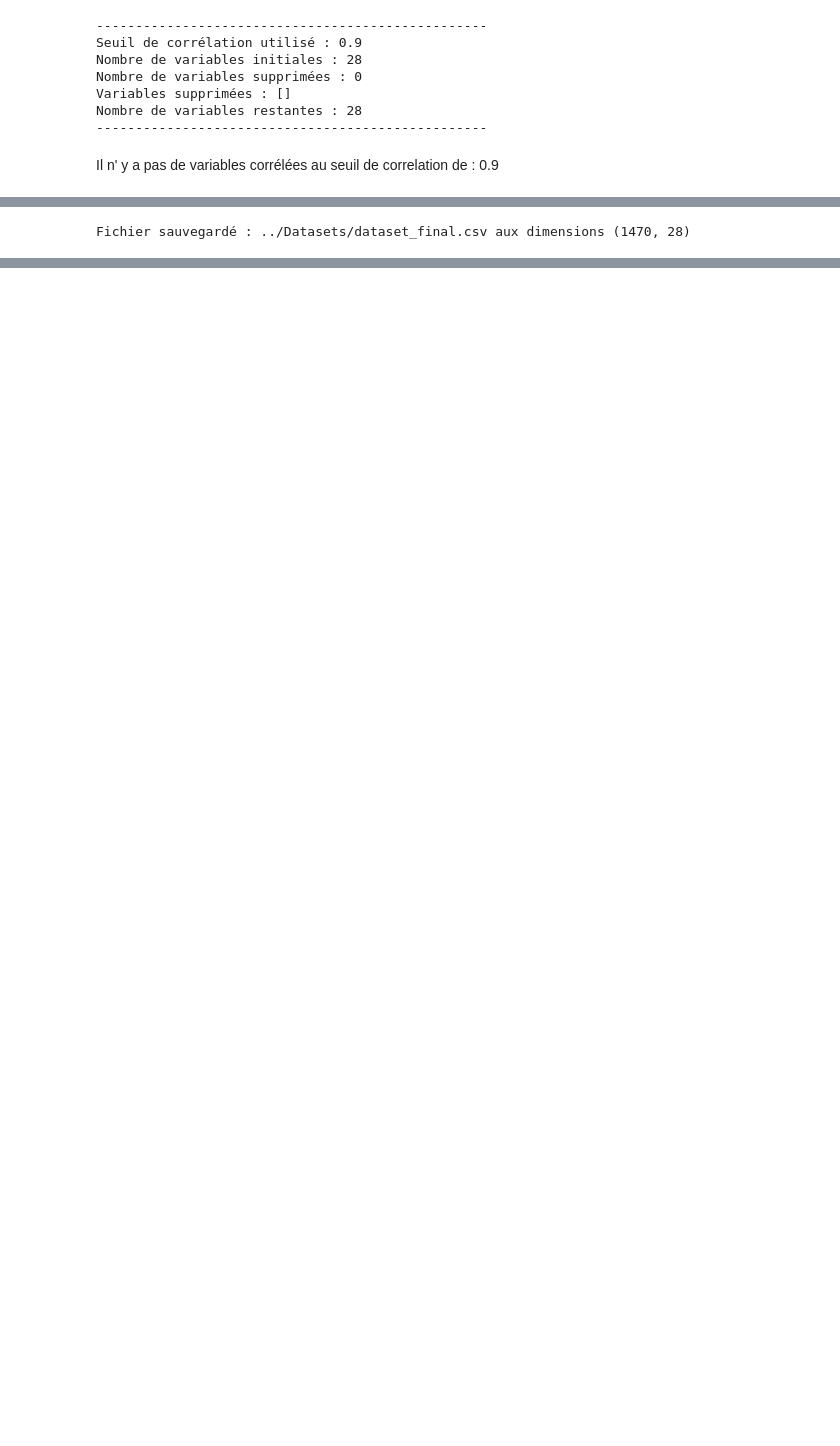
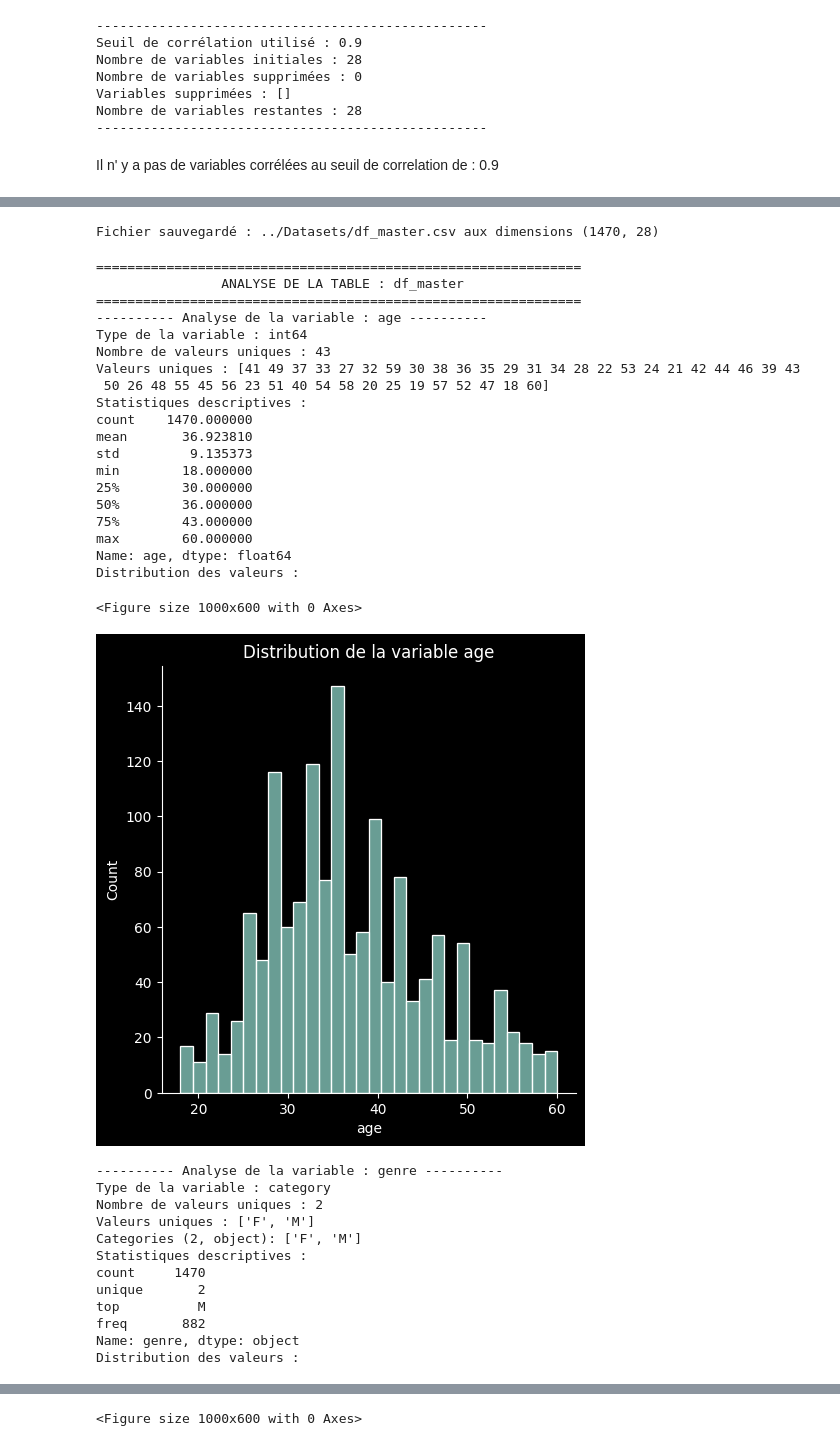
Before and after one commit to AIEngOc2025/Projet4, a Jupyter notebook: Developpement/classification_informations.ipynb, the cells around one changed output, grey strips where cells are left out. Cells and saved outputs as stored; diff of their text form; code cells hidden in the pictures; blank space fills up the shorter version.

```diff
--- a/Developpement/classification_informations.ipynb
+++ b/Developpement/classification_informations.ipynb
@@ -848,7 +377,7 @@ df_final.describe(include = 'category').T
 | frequence_deplacement | 1470 | 3 | Occasionnel | 1043 |
 # %%
 # changer le type de la variable "augementation_salaire_precedente" en numérique et renommer la variable en "augmentation_salaire_precedente_pourc"
-df_final['augementation_salaire_precedente'] = [int(x.split(' ')[0]) for x in df_final['augementation_salaire_precedente']]
-df_final.rename(columns = {"augementation_salaire_precedente":"augmentation_salaire_precedente_pourc"},inplace=True)
+df_master ['augementation_salaire_precedente'] = [int(x.split(' ')[0]) for x in df_master ['augementation_salaire_precedente']]
+df_master .rename(columns = {"augementation_salaire_precedente":"augmentation_salaire_precedente_pourc"},inplace=True)
 # %%
 # aperçu variables numériques
@@ -870,11 +399,48 @@ df_final.describe(include ="number").T
 | annees_depuis_la_derniere_promotion | 1470.0 | 2.187755 | 3.222430 | 0.0 | 0.0 | 1.0 | 3.0 | 15.0 |
 | annes_sous_responsable_actuel | 1470.0 | 4.123129 | 3.568136 | 0.0 | 2.0 | 3.0 | 7.0 | 17.0 |
 # %%
-# sauvegarder df_final en CSV (même dossier que les autres jeux de données)
-output_path = '../Datasets/dataset_final.csv'
-df_final.to_csv(output_path, index=False)
-print(f"Fichier sauvegardé : {output_path} aux dimensions {df_final.shape} ")
+# sauvegarder df_master  en CSV (même dossier que les autres jeux de données)
+output_path = '../Datasets/df_master.csv'
+df_master .to_csv(output_path, index=False)
+print(f"Fichier sauvegardé : {output_path} aux dimensions {df_master .shape} ")
 # %% [output]
-Fichier sauvegardé : ../Datasets/dataset_final.csv aux dimensions (1470, 28)
+Fichier sauvegardé : ../Datasets/df_master.csv aux dimensions (1470, 28)
 # %%
 ## construire un pîpeline pour normaliser les variables numériques et encoder les variables catégorielles en
+# %%
+# nouvelle inspection
+EDA_de_table(df_master ,"df_master ",25)
+# %% [output]
+==============================================================
+                ANALYSE DE LA TABLE : df_master
+==============================================================
+---------- Analyse de la variable : age ----------
+Type de la variable : int64
+Nombre de valeurs uniques : 43
+Valeurs uniques : [41 49 37 33 27 32 59 30 38 36 35 29 31 34 28 22 53 24 21 42 44 46 39 43
+ 50 26 48 55 45 56 23 51 40 54 58 20 25 19 57 52 47 18 60]
+Statistiques descriptives :
+count    1470.000000
+mean       36.923810
+std         9.135373
+min        18.000000
+25%        30.000000
+50%        36.000000
+75%        43.000000
+max        60.000000
+Name: age, dtype: float64
+Distribution des valeurs :
+<Figure size 1000x600 with 0 Axes>
+[figure, added]
+---------- Analyse de la variable : genre ----------
+Type de la variable : category
+Nombre de valeurs uniques : 2
+Valeurs uniques : ['F', 'M']
+Categories (2, object): ['F', 'M']
+Statistiques descriptives :
+count     1470
+unique       2
+top          M
+freq       882
+Name: genre, dtype: object
+Distribution des valeurs :
@@ -880,0 +463 @@ Fichier sauvegardé : ../Datasets/dataset_final.csv aux dimensions (1470, 28)
+<Figure size 1000x600 with 0 Axes>
```
Also changed, not shown: parts of 69 cells of this notebook, 1 other file.
